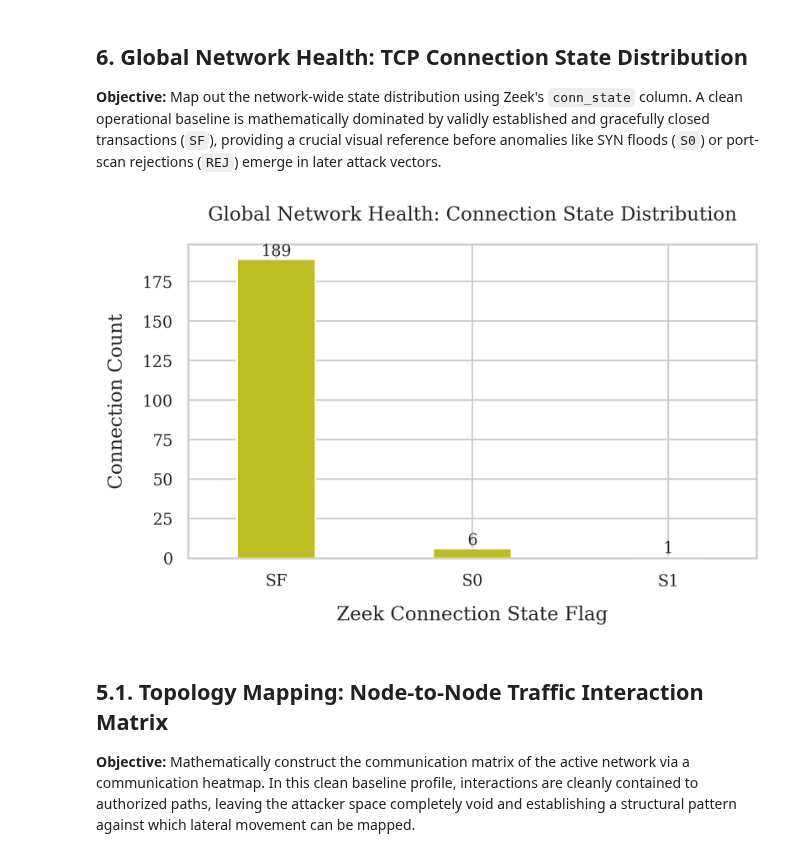
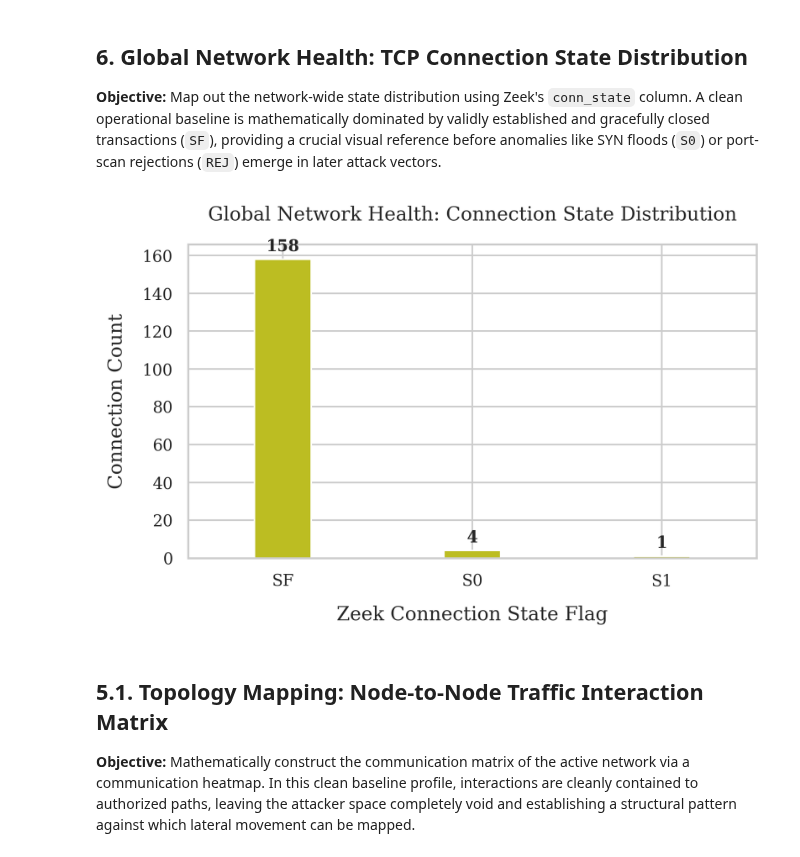
Before and after one commit to thismanera/iot_forensics_project, a Jupyter notebook: code/analysis/scenario1_analysis.ipynb, the cells around one changed output. Saved outputs shown, nothing was run; the diff lists cells and outputs as text; code cells hidden in the pictures.

```diff
--- a/code/analysis/scenario1_analysis.ipynb
+++ b/code/analysis/scenario1_analysis.ipynb
@@ -62,11 +68,7 @@ if ntp_df.index.tz is not None:
 # Define our forensic scope
 target_ips = ['10.0.0.1', '10.0.0.2', '10.0.0.3', '10.0.0.254']
 
-# Filter conn.log to only include traffic where our topology nodes are the originators
-conn_df = conn_df[conn_df['id.orig_h'].isin(target_ips)]
-dns_df = dns_df[dns_df['id.orig_h'].isin(target_ips)]
-ntp_df = ntp_df[ntp_df['id.orig_h'].isin(target_ips)]
-
-print(f"Total connections ingested: {len(conn_df)}")
-print(f"Total DNS queries ingested: {len(dns_df)}")
-print(f"Total NTP queries ingested: {len(ntp_df)}")
+# Filter logs to ensure we capture any conversation touching our target␣ architecture
+conn_df = conn_df[conn_df['id.orig_h'].isin(target_ips) | conn_df['id.resp_h'].isin(target_ips)]
+dns_df = dns_df[dns_df['id.orig_h'].isin(target_ips) | dns_df['id.resp_h'].isin(target_ips)]
+ntp_df = ntp_df[ntp_df['id.orig_h'].isin(target_ips) | ntp_df['id.resp_h'].isin(target_ips)]
@@ -348,25 +622,33 @@ print("✅ Attacker Dormancy Validated: 0 packets originating or destined to 10.
 # %%
 # Compute state distribution across the topology
 state_counts = conn_df['conn_state'].value_counts()
 
 fig, ax = plt.subplots(figsize=(6, 4))
-state_counts.plot(kind='bar', color='#bcbd22', ax=ax, width=0.4)
+# Force a distinct color palette and clean width
+state_counts.plot(kind='bar', color='#bcbd22', ax=ax, width=0.3)
 
 ax.set_title("Global Network Health: Connection State Distribution", pad=15)
 ax.set_xlabel("Zeek Connection State Flag", labelpad=10)
 ax.set_ylabel("Connection Count", labelpad=10)
+
+# Explicitly set the x-axis limits to give the single bar breathing room
+ax.set_xlim(-0.5, len(state_counts) - 0.5)
 plt.xticks(rotation=0)
 
-# Annotate bars with explicit counts for thesis text cross-referencing
+# Bulletproof text annotation layer
 for p in ax.patches:
-    ax.annotate(f"{int(p.get_height())}", (p.get_x() + p.get_width() / 2., p.get_height()),
-                ha='center', va='center', xytext=(0, 5), textcoords='offset points', fontsize=10)
+    height = p.get_height()
+    ax.annotate(f'{int(height)}',
+                xy=(p.get_x() + p.get_width() / 2, height),
+                xytext=(0, 3),  # 3 points vertical offset
+                textcoords="offset points",
+                ha='center', va='bottom', fontsize=10, weight='bold')
 
 plt.tight_layout()
 plt.savefig(os.path.join(OUTPUT_DIR, "network_connection_states.pdf"), format='pdf', bbox_inches='tight')
 plt.show()
 # %% [output]
-[figure, old version]
+[figure, new version]
 # %% [markdown]
 ## 5.1. Topology Mapping: Node-to-Node Traffic Interaction Matrix
 **Objective:** Mathematically construct the communication matrix of the active network via a communication heatmap. In this clean baseline profile, interactions are cleanly contained to authorized paths, leaving the attacker space completely void and establishing a structural pattern against which lateral movement can be mapped.
```
Also changed, not shown: parts of 16 cells of this notebook, 14 other files.
